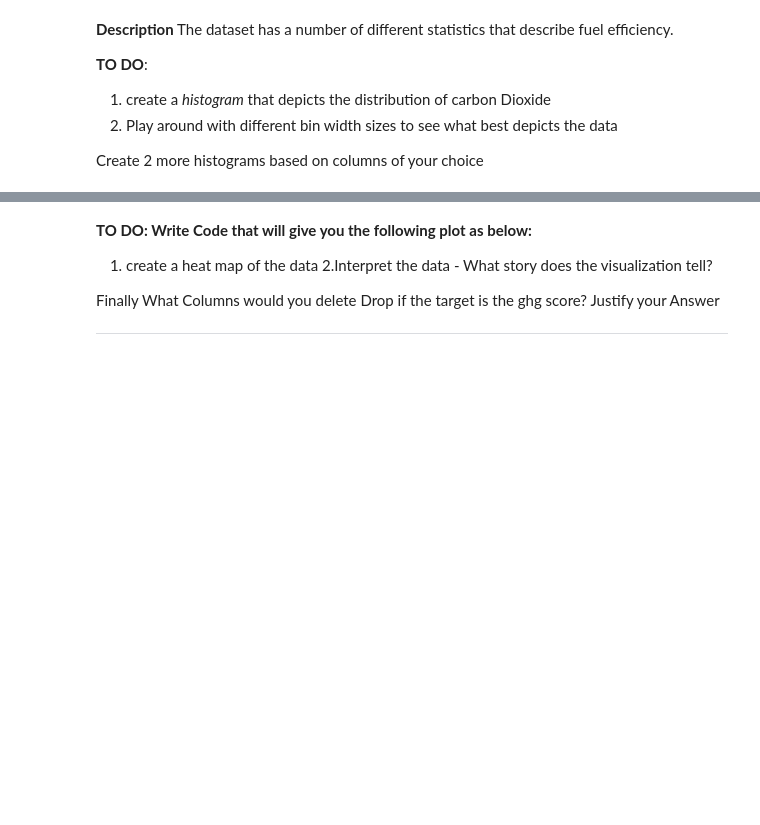
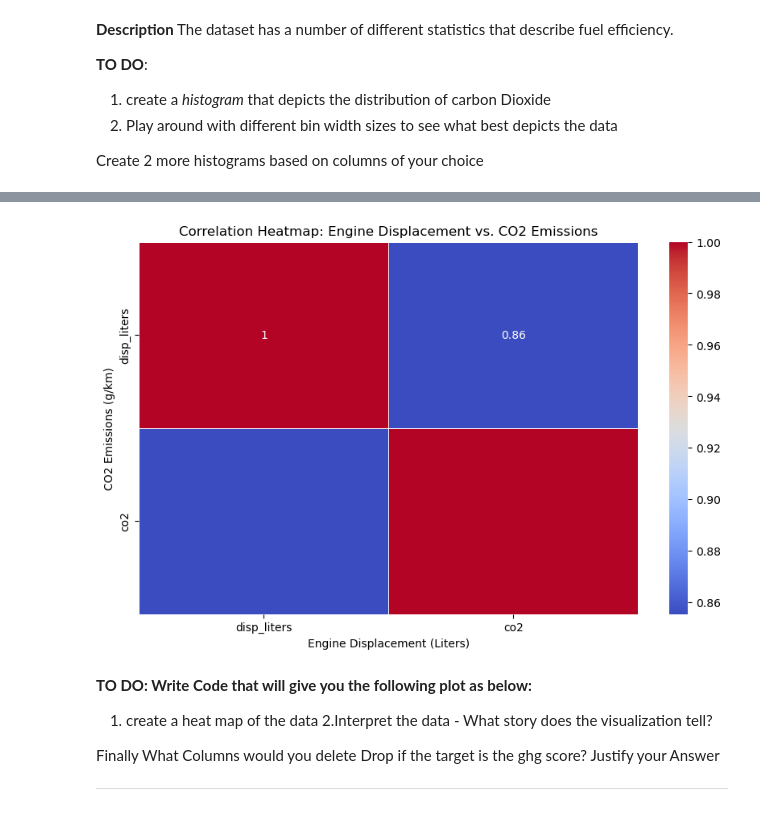
Before and after one commit to AristideI/plotting_assignment, a Jupyter notebook: Plotting Assignment.ipynb, the cells around one changed output, grey strips where cells are left out. Cells and saved outputs as stored; diff of their text form; code cells hidden in the pictures; blank space fills up the shorter version.

```diff
--- a/Plotting Assignment.ipynb
+++ b/Plotting Assignment.ipynb
@@ -83,3 +105,15 @@ plt.hist(fuel_data['comb'])
+# %%
+fuel_econ_data['disp_liters'] = fuel_econ_data['displ'] * 0.0163871
+
+# Create a heatmap
+plt.figure(figsize=(10, 6))
+sns.heatmap(data=fuel_econ_data[['disp_liters', 'co2']].corr(), annot=True, cmap='coolwarm', linewidths=.5)
+plt.xlabel('Engine Displacement (Liters)')
+plt.ylabel('CO2 Emissions (g/km)')
+plt.title('Correlation Heatmap: Engine Displacement vs. CO2 Emissions')
+plt.show()
+# %% [output]
+[figure, added]
 # %% [markdown]
 **TO DO: Write Code that will give you the following plot as below:**
 
```
Also changed, not shown: parts of 7 cells of this notebook.
